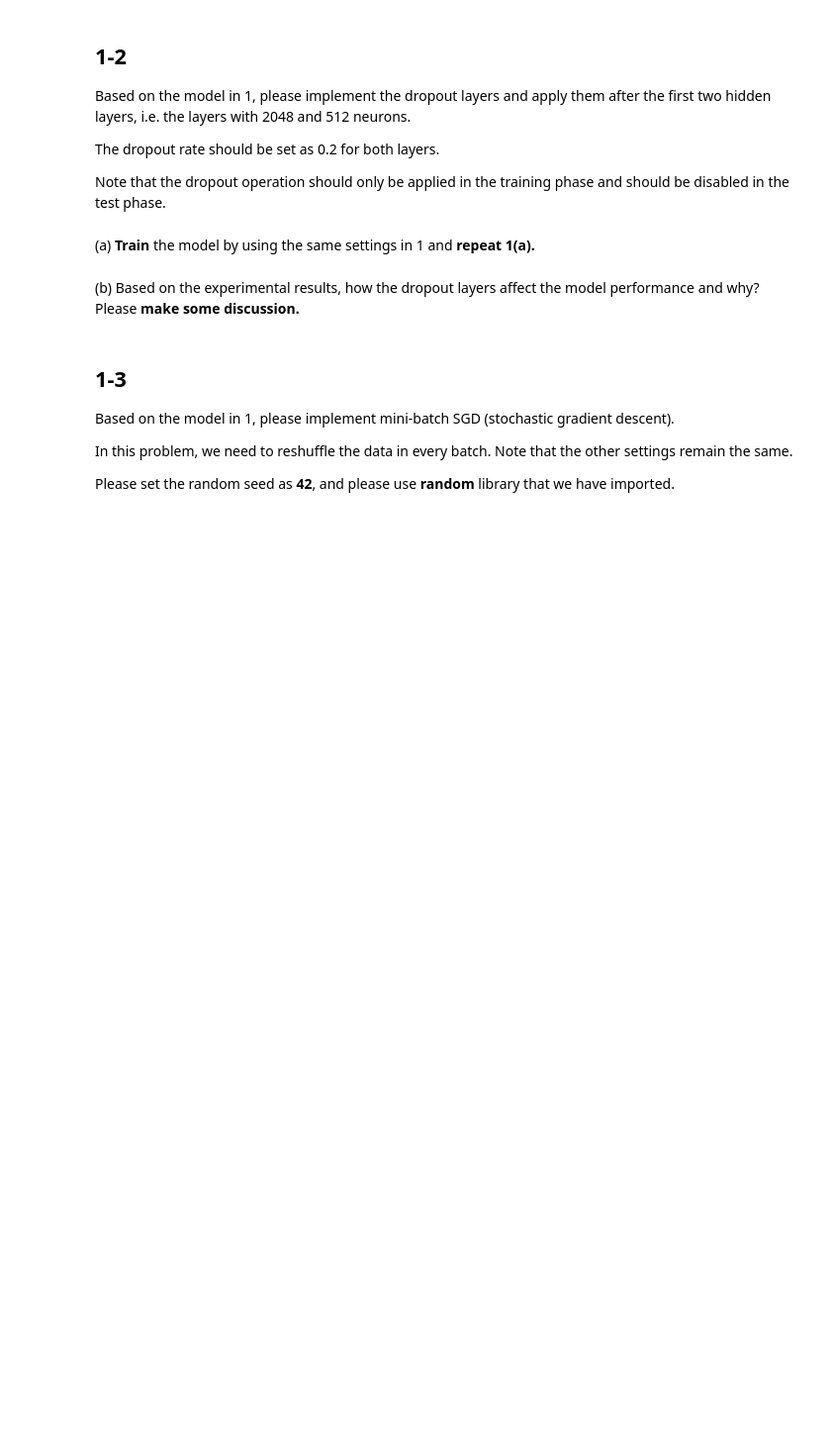
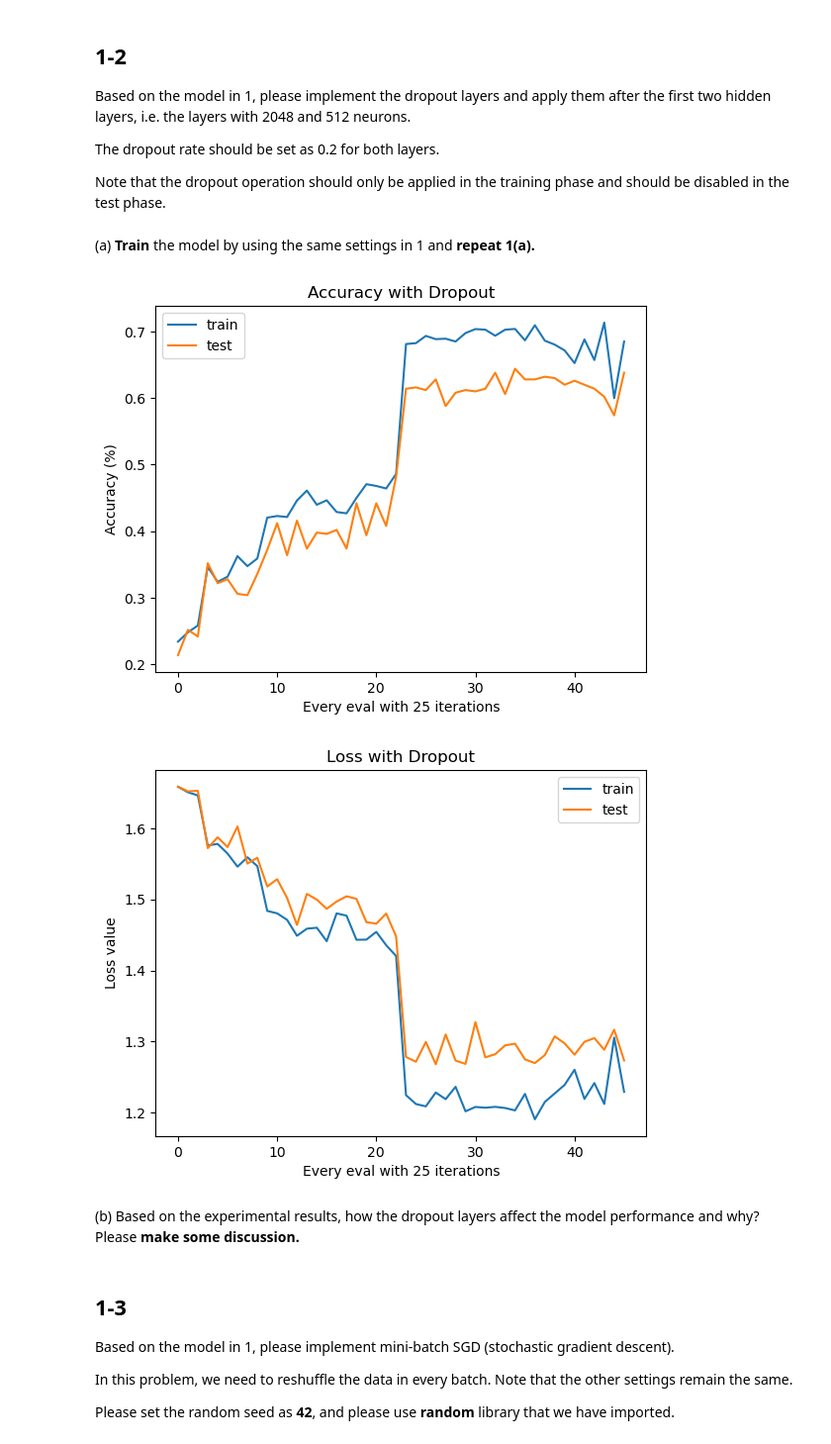
Before and after one commit to jacksonchen1998/2023-NYCU-DL, a Jupyter notebook: Homework 1/hw1-1/hw1_1_311511052.ipynb, the cells around one changed output. Shown at 99% size. Drawn from its saved outputs; the diff is of its cells as text; code cells hidden in the pictures; blank space fills up the shorter version.

```diff
--- a/Homework 1/hw1-1/hw1_1_311511052.ipynb
+++ b/Homework 1/hw1-1/hw1_1_311511052.ipynb
@@ -207,3 +390,48 @@ Note that the dropout operation <span class="blue">should only be applied in the
+# %%
+drop_train_acc, drop_train_loss = [], []
+drop_test_acc, drop_test_loss = [], []
+
+# training
+for epoch in range(epochs):
+    # use train_x and train_y to train the model
+    # use test_x and test_y to evaluate the model
+
+    for i in range(0, len(train_x), batch_size):
+        x = train_x[i:i+batch_size]
+        y = train_y[i:i+batch_size]
+        y_hat = dropout_forward(x / 255)
+
+        grads = deropout_back_propagate(y, y_hat)
+
+        for key in params:
+            params[key] -= learning_rate * grads[key]
+
+        if (epoch * 23 + i) % 25 == 0:
+            drop_train_acc += [accuracy(dropout_forward(train_x / 255), train_y)]
+            drop_train_loss += [cross_entropy_loss(dropout_forward(train_x / 255), train_y)]
+            drop_test_acc += [accuracy(dropout_forward(test_x / 255), test_y)]
+            drop_test_loss += [cross_entropy_loss(dropout_forward(test_x / 255), test_y)]
+# %%
+# plot the training and testing accuracy
+plt.plot(drop_train_acc, label='train')
+plt.plot(drop_test_acc, label='test')
+plt.title('Accuracy with Dropout')
+plt.xlabel('Every eval with 25 iterations')
+plt.ylabel('Accuracy (%)')
+plt.legend()
+plt.show()
+
+# plot the training and testing loss
+plt.plot(drop_train_loss, label='train')
+plt.plot(drop_test_loss, label='test')
+plt.title('Loss with Dropout')
+plt.xlabel('Every eval with 25 iterations')
+plt.ylabel('Loss value')
+plt.legend()
+plt.show()
+# %% [output]
+[figure, added]
+[figure, added]
 # %% [markdown]
 (b) Based on the experimental results, how the dropout layers affect the model performance and why? Please **make some discussion.**
 # %% [markdown]
```
Also changed, not shown: parts of 16 cells of this notebook.
